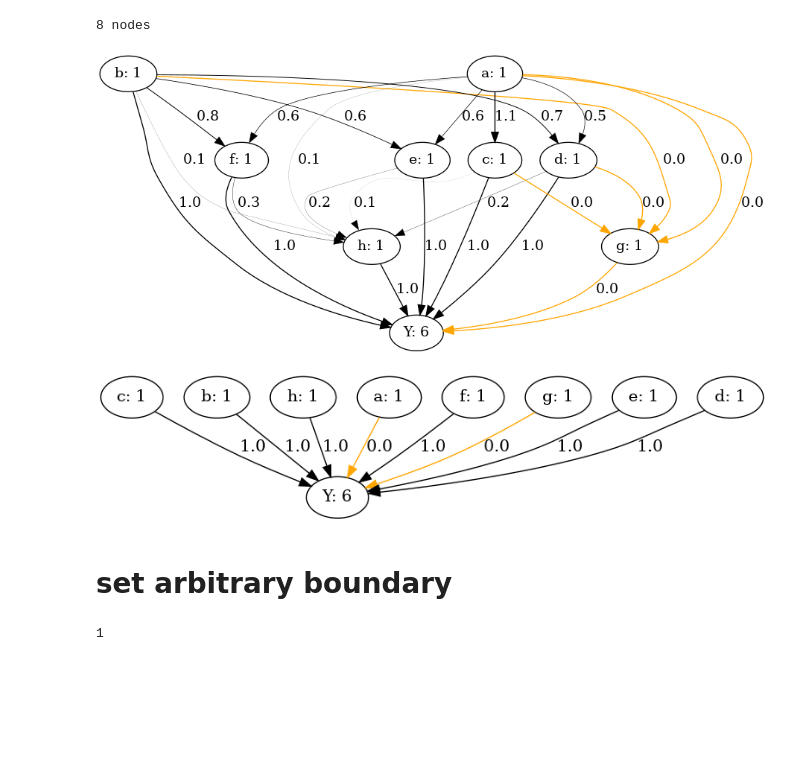
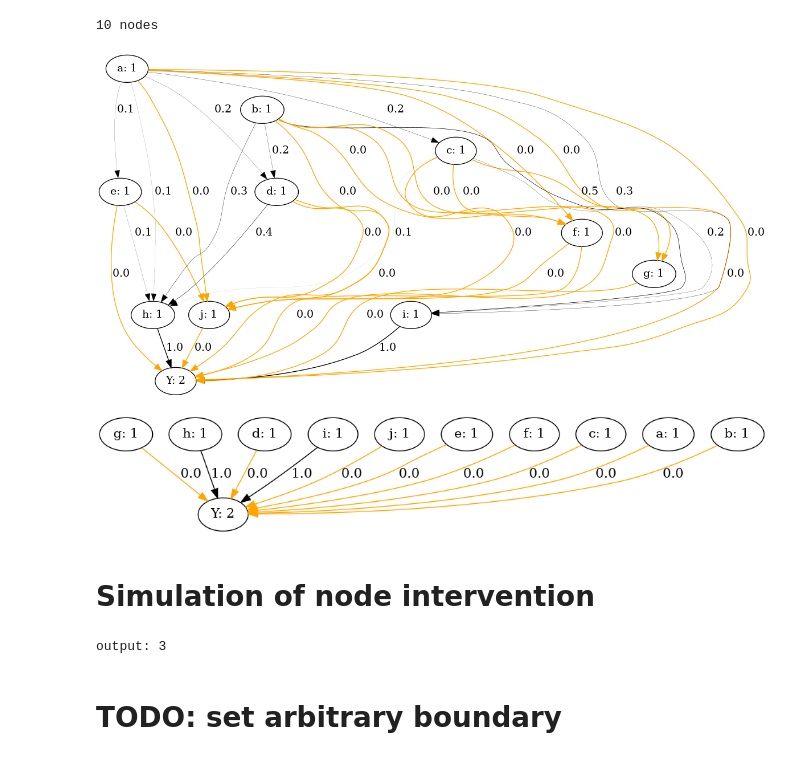
Before and after one commit to nathanwang000/Shapley-Flow, a Jupyter notebook: flow_ground_truth.ipynb, the cells around one changed output. Cells and saved outputs as stored; diff of their text form; code cells hidden in the pictures; blank space fills up the shorter version.

```diff
--- a/flow_ground_truth.ipynb
+++ b/flow_ground_truth.ipynb
@@ -13,40 +13,41 @@ from flow import main, Node, CreditFlow, Graph, get_source_nodes, topo_sort, fla
 import copy
 # %%
-def build_random_graph(n_nodes=8):
+def build_random_graph(n_nodes=10):
     nodes = []
     name = 'a'
     for _ in range(n_nodes):
         args = [nodes[i] for i in range(0 if len(nodes) == 0 else np.random.choice(len(nodes)))]
         node = Node(name, lambda *args: int(sum(args) >= len(args)), args) # and function
+        # node = Node(name, lambda *args: int(sum(args) >= 1), args) # or function
         name = chr(ord(name) + 1)
         nodes.append(node)
 
     print(len(nodes), "nodes")
     source_nodes = get_source_nodes(nodes)
     n_relevant_features = np.random.choice(range(1, len(nodes)))
     feature_mask = np.random.choice(range(1, len(nodes)), n_relevant_features, replace=False)
     args = nodes
     target_node = Node('Y', lambda *args: sum([arg for i, arg in enumerate(args) if i in feature_mask]),
                        args, is_target_node=True)
     nodes.append(target_node)
 
     graph = Graph(nodes,
                   dict((node.name, lambda: 0) for node in source_nodes),
                   dict((node.name, lambda: 1) for node in source_nodes),
                   )
     return graph
 
 graph = build_random_graph()
 verbose = False
 cf = CreditFlow(graph, verbose=verbose, nruns=100, visualize=verbose)
 cf.run()
 
 dot = cf.credit2dot(format_str="{:.1f}")
 dot.write_png('graph.png')
 Image('graph.png')
 # %% [output]
-8 nodes
+10 nodes
-[figure, old version]
+[figure, new version]
 # %%
 shap_graph = flatten_graph(graph)
 verbose = False
@@ -57,12 +58,15 @@ dot = cf.credit2dot(format_str="{:.1f}")
 dot.write_png('graph.png')
 Image('graph.png')
 # %% [output]
-[figure, old version]
+[figure, new version]
+# %% [markdown]
+# Simulation of node intervention
+# %%
+sources = get_source_nodes(graph)
+d = dict((node.name, 0) for node in sources)
+d.update({'d': 1})
+print('output:', eval_graph(graph, d))
+# %% [output]
+output: 3
 # %% [markdown]
-# set arbitrary boundary
+# TODO: set arbitrary boundary
-# %%
-def a(*args): return args[0]
-
-a(1,2,3)
-# %% [output]
-1
```
Also changed, not shown: parts of 4 cells of this notebook, 3 other files.
